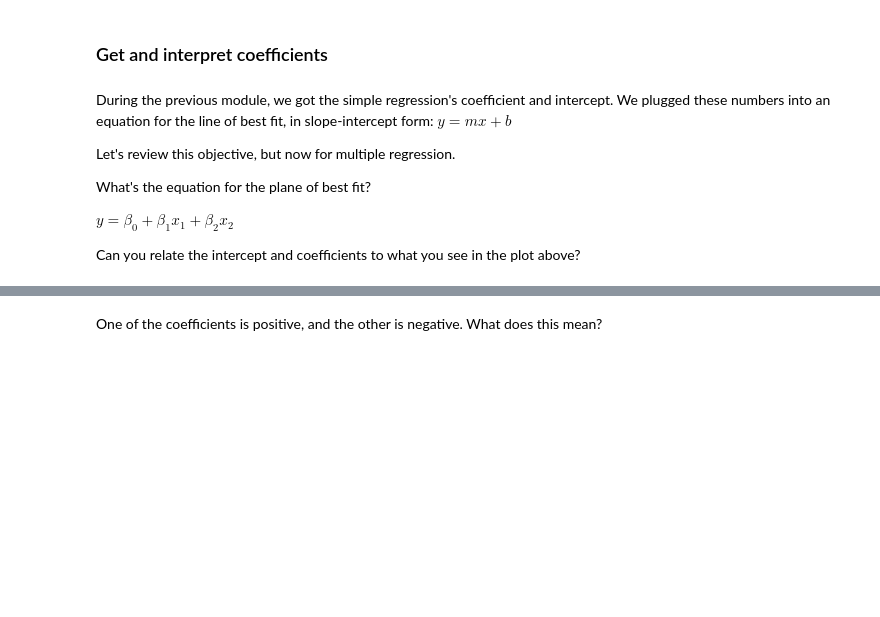
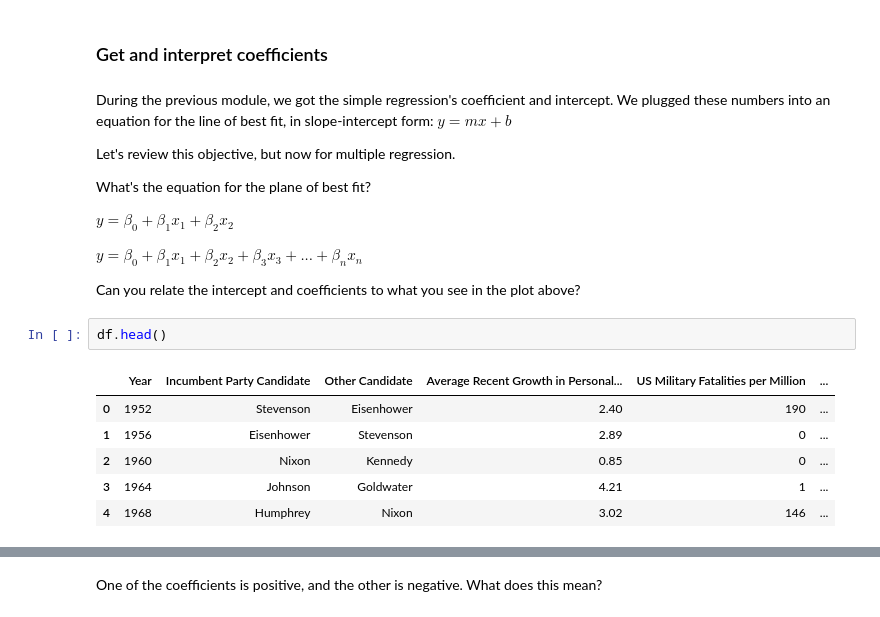
Before and after one commit to bloominstituteoftechnology/DS-Unit-2-Linear-Models, a Jupyter notebook: module2-regression-2/LS_DS_212.ipynb, the cells around one changed output, grey strips where cells are left out. Drawn from its saved outputs; the diff is of its cells as text; blank space fills up the shorter version.

```diff
--- a/module2-regression-2/LS_DS_212.ipynb
+++ b/module2-regression-2/LS_DS_212.ipynb
@@ -329,6 +456,18 @@ What's the equation for the plane of best fit?
 
 $y = \beta_0 + \beta_1x_1 + \beta_2x_2$
 
+
+$y = \beta_0 + \beta_1x_1 + \beta_2x_2 + \beta_3x_3 + ... + \beta_nx_n$
+
 Can you relate the intercept and coefficients to what you see in the plot above?
+# %%
+df.head()
+# %% [output]
+|  | Year | Incumbent Party Candidate | Other Candidate | Average Recent Growth in Personal... | US Military Fatalities per Million | ... |
+| 0 | 1952 | Stevenson | Eisenhower | 2.40 | 190 | ... |
+| 1 | 1956 | Eisenhower | Stevenson | 2.89 | 0 | ... |
+| 2 | 1960 | Nixon | Kennedy | 0.85 | 0 | ... |
+| 3 | 1964 | Johnson | Goldwater | 4.21 | 1 | ... |
+| 4 | 1968 | Humphrey | Nixon | 3.02 | 146 | ... |
 # %%
 model.intercept_, model.coef_
```
Also changed, not shown: parts of 42 cells of this notebook.
